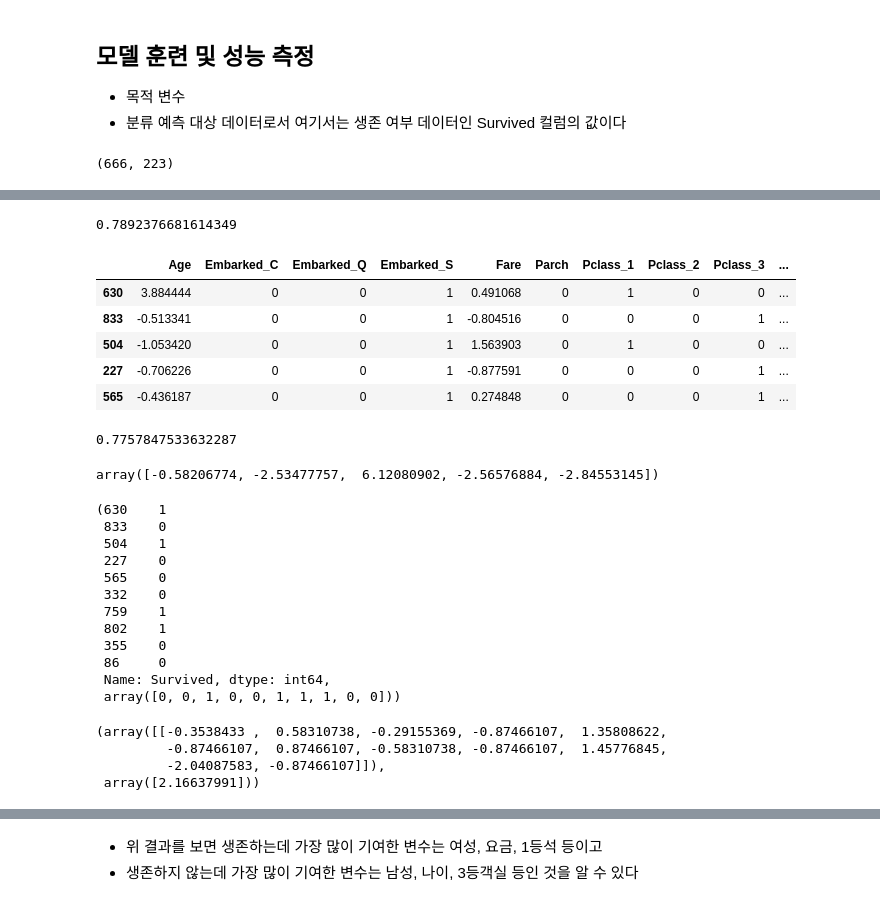
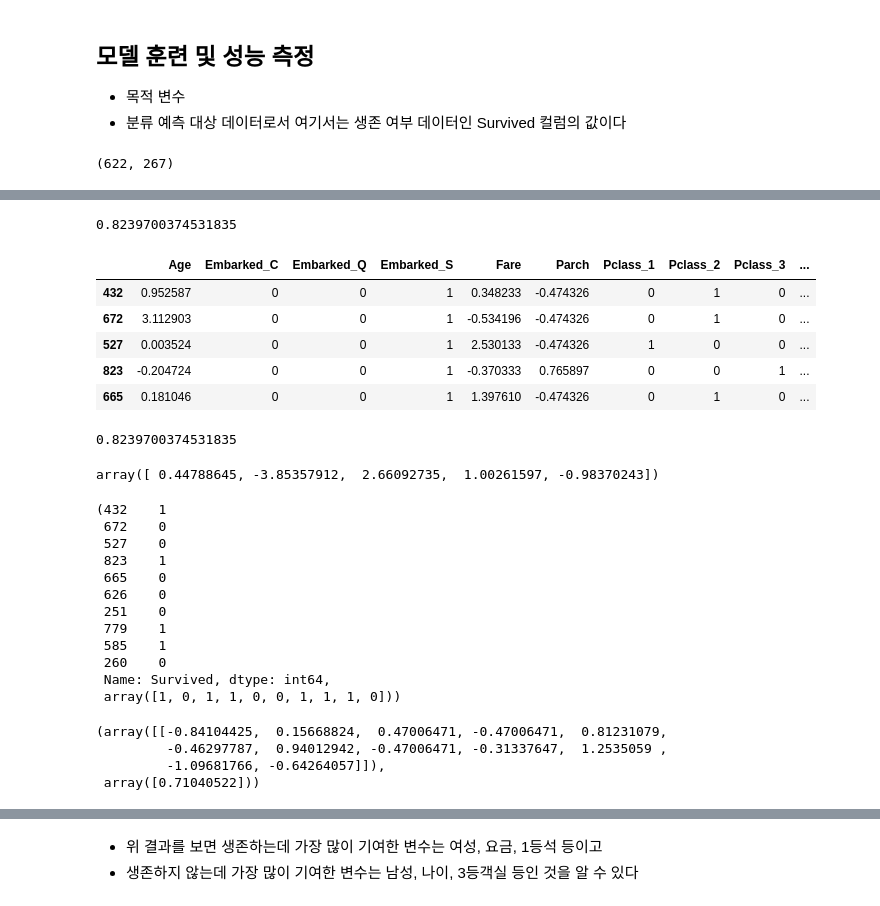
Before and after one commit to spinspin22/test1, a Jupyter notebook: e_51_ML_Intro.ipynb, the cells around one changed output, grey strips where cells are left out. Cells and saved outputs as stored; diff of their text form; code cells hidden in the pictures.

```diff
--- a/e_51_ML_Intro.ipynb
+++ b/e_51_ML_Intro.ipynb
@@ -111,7 +111,7 @@ df["Fare"] = np.log(df.Fare +1)
 # 연속형 변수에 표준 스케일링을 적용한다
 from sklearn.preprocessing import StandardScaler
 scaler = StandardScaler()
-df.loc[:][['Age','Fare','SibSp','Parch']] = scaler.fit_transform(df[['Age','Fare','SibSp','Parch']])
+df[['Age','Fare','SibSp','Parch']] = scaler.fit_transform(df[['Age','Fare','SibSp','Parch']])
 
 # 데이터분석에 사용할 X와 y 얻기
 X = df[df.columns.difference(['Survived'])]
@@ -164,19 +164,19 @@ X2 = X[['Sex_female']]
 ## X와 y를 훈련 데이터와 검증 데이터로 나눈다 (디폴트 비율은 75%: 25%)
 
 from sklearn.model_selection import train_test_split
-X_train, X_test, y_train, y_test = train_test_split(X2, y)
+X_train, X_test, y_train, y_test = train_test_split(X, y, test_size=0.3, random_state=11)
 
 # 훈련 및 검증 데이터 갯수 확인
 len(X_train), len(X_test)
 # %% [output]
-(666, 223)
+(622, 267)
 # %% [markdown]
 <img src="https://raw.githubusercontent.com/data-labs/image/main/%E1%84%89%E1%85%B3%E1%84%8F%E1%85%B3%E1%84%85%E1%85%B5%E1%86%AB%E1%84%89%E1%85%A3%E1%86%BA%202020-12-29%20%E1%84%8B%E1%85%A9%E1%84%92%E1%85%AE%2011.45.47.png?raw=1" width=300 align='left'>
 # %%
 ## 선형 분류 모델로 SGDClassifier를 사용
 
 # 모델 생성
-from sklearn.linear_model import SGDClassifier
+from sklearn.linear_model import SGDClassifier   # 선형이진분류기
 model = SGDClassifier()
 
 # 학습 데이터를 사용하여 학습을 수행한다
@@ -185,47 +185,48 @@ model.fit(X_train, y_train)
 # 검증 데이터를 사용하여 모델의 성능을 확인한다 (정확도를 알려준다)
 model.score(X_test, y_test)
 # %% [output]
-0.7892376681614349
+0.8239700374531835
 # %%
-X_test[:5]
+X_test.head()
 # %% [output]
 |  | Age | Embarked_C | Embarked_Q | Embarked_S | Fare | Parch | Pclass_1 | Pclass_2 | Pclass_3 | ... |
-| 630 | 3.884444 | 0 | 0 | 1 | 0.491068 | 0 | 1 | 0 | 0 | ... |
-| 833 | -0.513341 | 0 | 0 | 1 | -0.804516 | 0 | 0 | 0 | 1 | ... |
-| 504 | -1.053420 | 0 | 0 | 1 | 1.563903 | 0 | 1 | 0 | 0 | ... |
-| 227 | -0.706226 | 0 | 0 | 1 | -0.877591 | 0 | 0 | 0 | 1 | ... |
-| 565 | -0.436187 | 0 | 0 | 1 | 0.274848 | 0 | 0 | 0 | 1 | ... |
+| 432 | 0.952587 | 0 | 0 | 1 | 0.348233 | -0.474326 | 0 | 1 | 0 | ... |
+| 672 | 3.112903 | 0 | 0 | 1 | -0.534196 | -0.474326 | 0 | 1 | 0 | ... |
+| 527 | 0.003524 | 0 | 0 | 1 | 2.530133 | -0.474326 | 1 | 0 | 0 | ... |
+| 823 | -0.204724 | 0 | 0 | 1 | -0.370333 | 0.765897 | 0 | 0 | 1 | ... |
+| 665 | 0.181046 | 0 | 0 | 1 | 1.397610 | -0.474326 | 0 | 1 | 0 | ... |
 # %%
 y_pred = model.predict(X_test)
 (y_pred == y_test).mean()
 # %% [output]
-0.7757847533632287
+0.8239700374531835
-# %%
-model.decision_function(X_test)[:5]
-# %% [output]
-array([-0.58206774, -2.53477757,  6.12080902, -2.56576884, -2.84553145])
+# %%
+model.decision_function(X_test)[:5]  # 이진분류이니까 이게 음수면 사망, 양수면 생존 - 이걸로 가망성에 대해서 알 수 있음.
+                                    # 확실하게 +면 생존 확률이 큼. 만일 0.005 이면 애매하게 산 사람. ㅠㅠ
+# %% [output]
+array([ 0.44788645, -3.85357912,  2.66092735,  1.00261597, -0.98370243])
 # %%
 y_test[:10], y_pred[:10]
 # %% [output]
-(630    1
- 833    0
- 504    1
- 227    0
- 565    0
- 332    0
- 759    1
- 802    1
- 355    0
- 86     0
+(432    1
+ 672    0
+ 527    0
+ 823    1
+ 665    0
+ 626    0
+ 251    0
+ 779    1
+ 585    1
+ 260    0
  Name: Survived, dtype: int64,
- array([0, 0, 1, 0, 0, 1, 1, 1, 0, 0]))
+ array([1, 0, 1, 1, 0, 0, 1, 1, 1, 0]))
 # %%
 model.coef_, model.intercept_
 # %% [output]
-(array([[-0.3538433 ,  0.58310738, -0.29155369, -0.87466107,  1.35808622,
-         -0.87466107,  0.87466107, -0.58310738, -0.87466107,  1.45776845,
-         -2.04087583, -0.87466107]]),
- array([2.16637991]))
+(array([[-0.84104425,  0.15668824,  0.47006471, -0.47006471,  0.81231079,
+         -0.46297787,  0.94012942, -0.47006471, -0.31337647,  1.2535059 ,
+         -1.09681766, -0.64264057]]),
+ array([0.71040522]))
 # %%
 ## 각 특성이 얼마나 중요하게 반영되었는지를 본다
 
```
Also changed, not shown: parts of 4 cells of this notebook.
